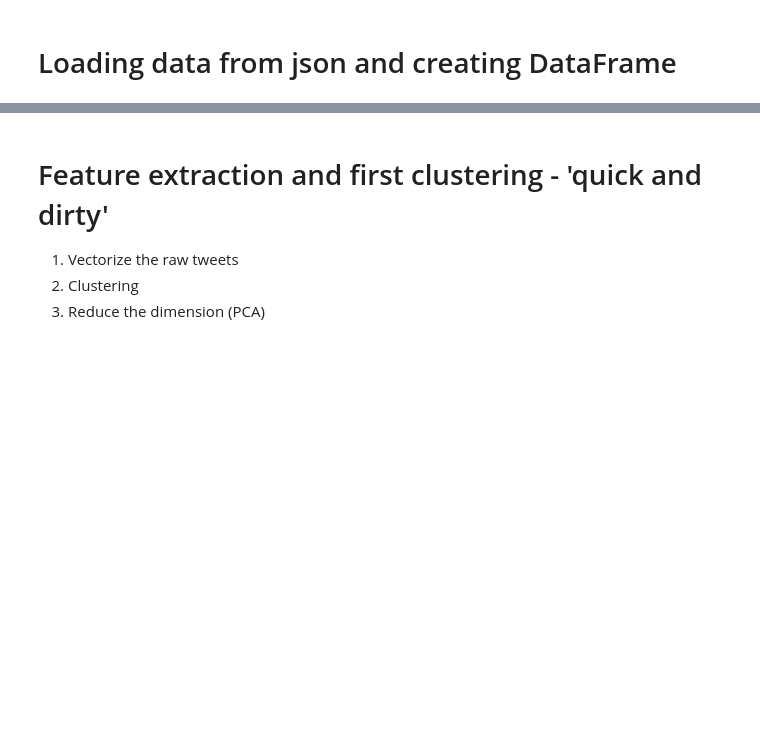
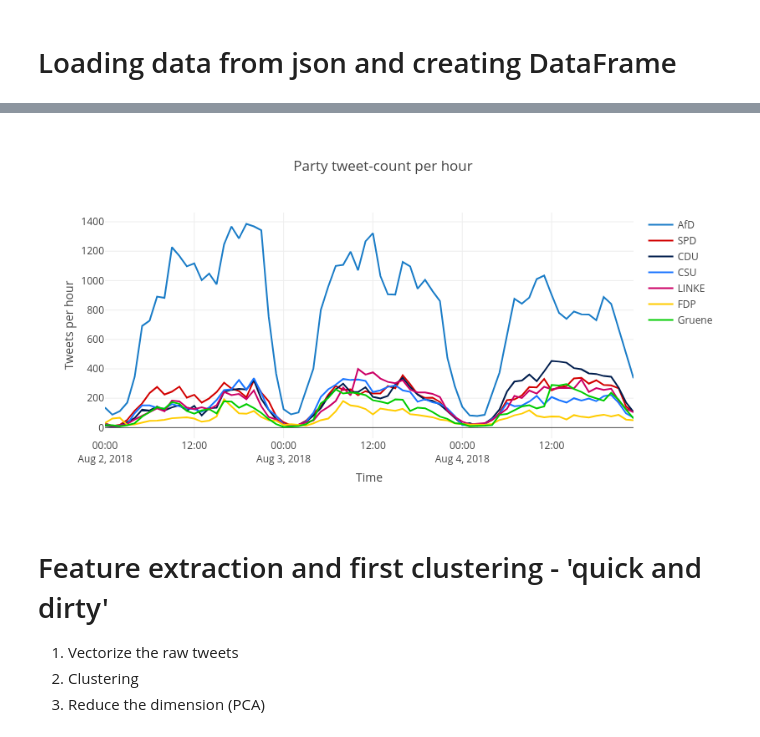
Before and after one commit to FranziSchmitt/Twitter_sentimentanalysis, a Jupyter notebook: Scripts/text_preprocessing.ipynb, the cells around one changed output, grey strips where cells are left out. Saved outputs shown, nothing was run; the diff lists cells and outputs as text; code cells hidden in the pictures; blank space fills up the shorter version.

```diff
--- a/Scripts/text_preprocessing.ipynb
+++ b/Scripts/text_preprocessing.ipynb
@@ -70,5 +72,3 @@ def load_data(file_list):
             df = df.append(sub_df)
 
     return df
-# %%
-df = read_data('/home/franzi/Git-DSR/Twitter_sentimentanalysis/Data_test/AfD/AfD_2018-08-08.json')
@@ -152,4 +118,0 @@ plt.show()
-# %%
-def tweetcount(df):
-    tweetcount_df = pd.DataFrame(df.loc[:, 'text'].resample('h').count())
-    return tweetcount_df
@@ -230,2 +118,0 @@ layout = go.Layout(title='Party tweet-count per hour',
-# %%
-hourly_tweetcount = go.Figure(data=data, layout=layout)
@@ -269,3 +119,42 @@ with open('simple_dashboard.html', 'w') as f:
+# %%
+def plot_tweetcount(df_list):
+
+#     define color for the respective party !sequence matters!
+    party_colors = [['AfD', 'rgb(26, 124, 199)'],
+                    ['SPD', 'rgb(210, 0, 0)'],
+                    ['CDU', 'rgb(0, 29, 77)'],
+                    ['CSU', 'rgb(26, 117, 255)'],
+                    ['LINKE', 'rgb(204, 0, 102)'],
+                    ['FDP', 'rgb(255, 204, 0)'],
+                    ['Gruene', 'rgb(0, 204, 0)']]
+
+    traces = []
+
+
+    for party, color in party_colors:
+#         define the number of tweets per hour
+        df = df_list[party]
+        tweetcount = pd.DataFrame(df.loc[:, 'full_text'].
+                                  resample('h').
+                                  count())
+#     define the traces for the plotly plot
+        trace = go.Scatter(y = tweetcount.loc[:, 'full_text'],
+                           x = tweetcount.index,
+                           line = {'color': color},
+                           name = party)
+        traces.append(trace)
+
+
+    layout = go.Layout(title='Party tweet-count per hour',
+                       yaxis = dict(title='Tweets per hour'),
+                       xaxis = dict(title='Time'))
+
+    hourly_tweetcount = go.Figure(data=traces, layout=layout)
+    py.offline.iplot(hourly_tweetcount)
+# %%
+plot_tweetcount(data)
+# %% [output]
+[figure, added]
 # %% [markdown]
 # Feature extraction and first clustering - 'quick and dirty'
 1. Vectorize the raw tweets
```
Also changed, not shown: parts of 26 cells of this notebook, 1 other file.
